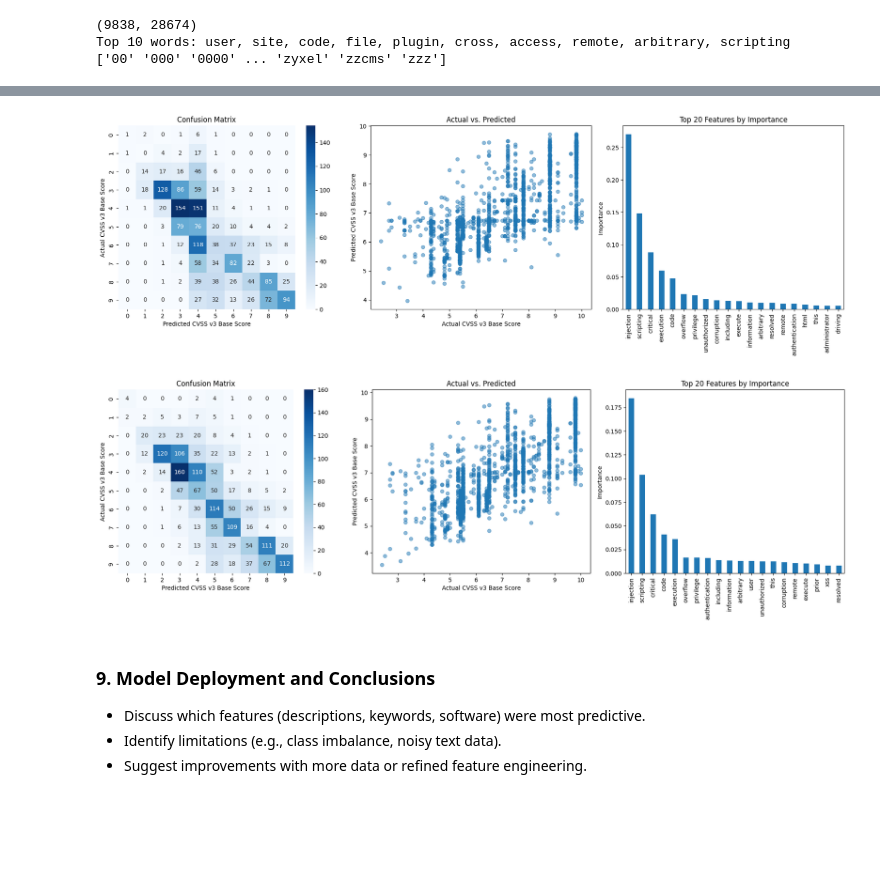
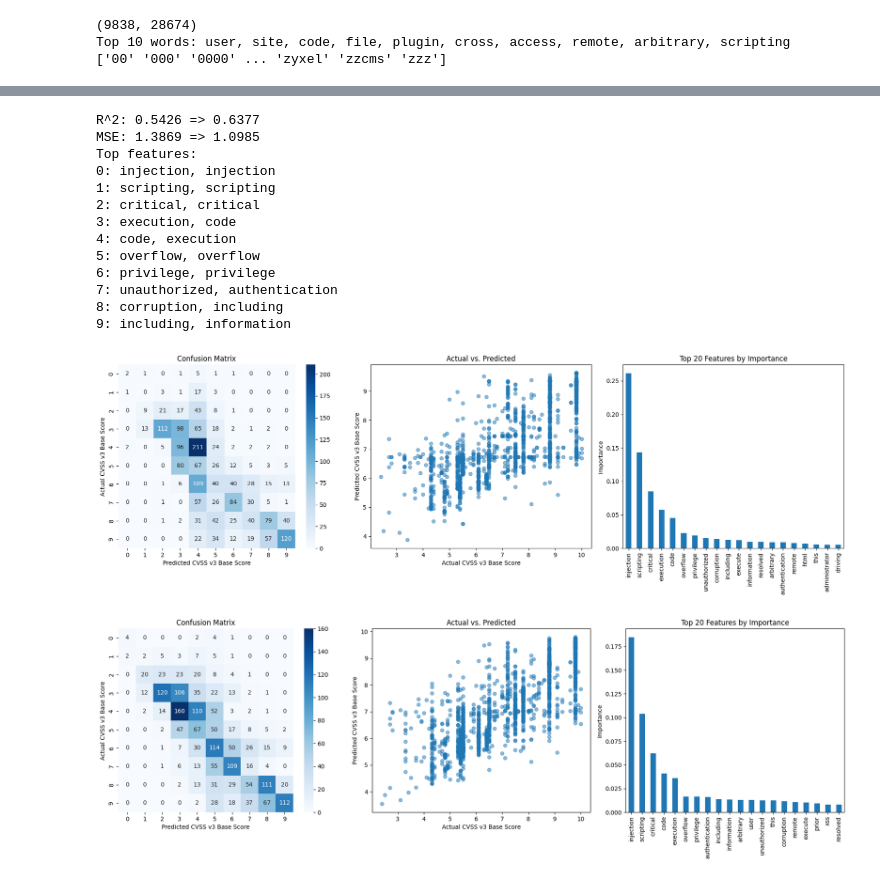
Before and after one commit to davidhwilliams/CSCA-5622-ML-I-Final, a Jupyter notebook: final.ipynb, the cells around one changed output, grey strips where cells are left out. Saved outputs shown, nothing was run; the diff lists cells and outputs as text; code cells hidden in the pictures; blank space fills up the shorter version.

Commit message:
Final tweaks and video script

```diff
--- a/final.ipynb
+++ b/final.ipynb
@@ -265,8 +228,9 @@ X_train, X_test, y_train, y_test = train_test_split(
 rf_regressor = RandomForestRegressor(
     n_estimators=30,  # Reduced number of trees to speed up training
     max_depth=10,  # Limit the depth of each tree
-    min_samples_split=10,  # Increase the minimum number of samples required to split
-    min_samples_leaf=4,  # Set minimum samples per leaf to avoid deep trees
+    min_samples_split=2,  # Increase the minimum number of samples required to split
+    min_samples_leaf=1,  # Set minimum samples per leaf to avoid deep trees
+    max_features=1.0,  # Default value, can be reduced to speed up training
     n_jobs=-1,  # Use all available CPU cores for parallel processing
     random_state=random_state,
 )
@@ -277,11 +241,7 @@ rf_regressor.fit(X_train, y_train)
 # Predict the CVSS v3 base scores for the test set
 y_pred = rf_regressor.predict(X_test)
 mse = mean_squared_error(y_test, y_pred)
+r2 = r2_score(y_test, y_pred)
 print(f"Mean Squared Error: {mse}")
-r2 = r2_score(y_test, y_pred)
 print(f"R-squared: {r2}")
-accuracy = rf_regressor.score(X_test, y_test)
-print(f"Accuracy: {accuracy}")
-precision = rf_regressor.score(X_test, y_test)
-print(f"Precision: {precision}")
 # %% [output]
@@ -336,23 +301,18 @@ rf_regressor_tuned = RandomForestRegressor(
     max_depth=30,
     min_samples_split=10,
     min_samples_leaf=4,
+    max_features=1.0,
     n_jobs=-1,
     random_state=random_state,
 )
 rf_regressor_tuned.fit(X_train, y_train)
 
-
 # Evaluate the Random Forest Regressor
-# Predict the CVSS v3 base scores for the test set
 y_pred_tuned = rf_regressor_tuned.predict(X_test)
 mse_tuned = mean_squared_error(y_test, y_pred_tuned)
+r2_tuned = r2_score(y_test, y_pred_tuned)
 print(f"Mean Squared Error: {mse_tuned}")
-r2_tuned = r2_score(y_test, y_pred_tuned)
 print(f"R-squared: {r2_tuned}")
-accuracy_tuned = rf_regressor_tuned.score(X_test, y_test)
-print(f"Accuracy: {accuracy_tuned}")
-precision_tuned = rf_regressor_tuned.score(X_test, y_test)
-print(f"Precision: {precision_tuned}")
 # %% [output]
 Mean Squared Error: 1.0984982071347527
 R-squared: 0.637722977969386
@@ -397,6 +330,18 @@ Top features:
 from sklearn.metrics import confusion_matrix
 import matplotlib.pyplot as plt
 import seaborn as sns
+
+# Compare base model and tuned model
+print(f"R^2: {r2:.4f} => {r2_tuned:.4f}")
+print(f"MSE: {mse:.4f} => {mse_tuned:.4f}")
+
+# Compare top features
+top_features = pd.Series(rf_regressor.feature_importances_, index=tfidf_df.columns).sort_values(ascending=False)
+top_features_tuned = pd.Series(rf_regressor_tuned.feature_importances_, index=tfidf_df.columns).sort_values(ascending=False)
+
+print("Top features:")
+for i in range(10):
+    print(f"{i}: {top_features.index[i]}, {top_features_tuned.index[i]}")
 
 # Plot the Confusion Matrix, Actual vs. Predicted, and Feature Importance in a 1x3 grid
 fig, axs = plt.subplots(1, 3, figsize=(18, 6))
@@ -422,43 +367,50 @@ feature_importance = pd.Series(
 ).sort_values(ascending=False)
 feature_importance.head(20).plot(kind="bar", ax=axs[2])
 axs[2].set_title("Top 20 Features by Importance")
 axs[2].set_ylabel("Importance")
 
 plt.tight_layout()
 
 # Plot the Confusion Matrix, Actual vs. Predicted, and Feature Importance in a 1x3 grid
 fig, axs = plt.subplots(1, 3, figsize=(18, 6))
 
 # Confusion Matrix
-y_test_discrete = pd.cut(y_test, bins=10, labels=False)
-y_pred_discrete = pd.cut(y_pred_tuned, bins=10, labels=False)
-cm = confusion_matrix(y_test_discrete, y_pred_discrete)
+y_test_discrete_tuned = pd.cut(y_test, bins=10, labels=False)
+y_pred_discrete_tuned = pd.cut(y_pred_tuned, bins=10, labels=False)
+cm = confusion_matrix(y_test_discrete_tuned, y_pred_discrete_tuned)
 sns.heatmap(cm, annot=True, fmt="d", cmap="Blues", ax=axs[0])
 axs[0].set_xlabel("Predicted CVSS v3 Base Score")
 axs[0].set_ylabel("Actual CVSS v3 Base Score")
 axs[0].set_title("Confusion Matrix")
 
 # Actual vs. Predicted
 axs[1].scatter(y_test, y_pred_tuned, alpha=0.5)
 axs[1].set_xlabel("Actual CVSS v3 Base Score")
 axs[1].set_ylabel("Predicted CVSS v3 Base Score")
 axs[1].set_title("Actual vs. Predicted")
 
 # Feature Importance
-feature_importance = pd.Series(
+feature_importance_tuned = pd.Series(
     rf_regressor_tuned.feature_importances_, index=tfidf_df.columns
 ).sort_values(ascending=False)
-feature_importance.head(20).plot(kind="bar", ax=axs[2])
+feature_importance_tuned.head(20).plot(kind="bar", ax=axs[2])
 axs[2].set_title("Top 20 Features by Importance")
 axs[2].set_ylabel("Importance")
 
 plt.tight_layout()
 # %% [output]
+R^2: 0.5426 => 0.6377
+MSE: 1.3869 => 1.0985
+Top features:
+0: injection, injection
+1: scripting, scripting
+2: critical, critical
+3: execution, code
+4: code, execution
+5: overflow, overflow
+6: privilege, privilege
+7: unauthorized, authentication
+8: corruption, including
+9: including, information
-[figure, old version]
+[figure, new version]
 [figure]
-# %% [markdown]
-### 9. Model Deployment and Conclusions
-
-- Discuss which features (descriptions, keywords, software) were most predictive.
-- Identify limitations (e.g., class imbalance, noisy text data).
-- Suggest improvements with more data or refined feature engineering.
```
Also changed, not shown: parts of 22 cells of this notebook, 2 other files.
